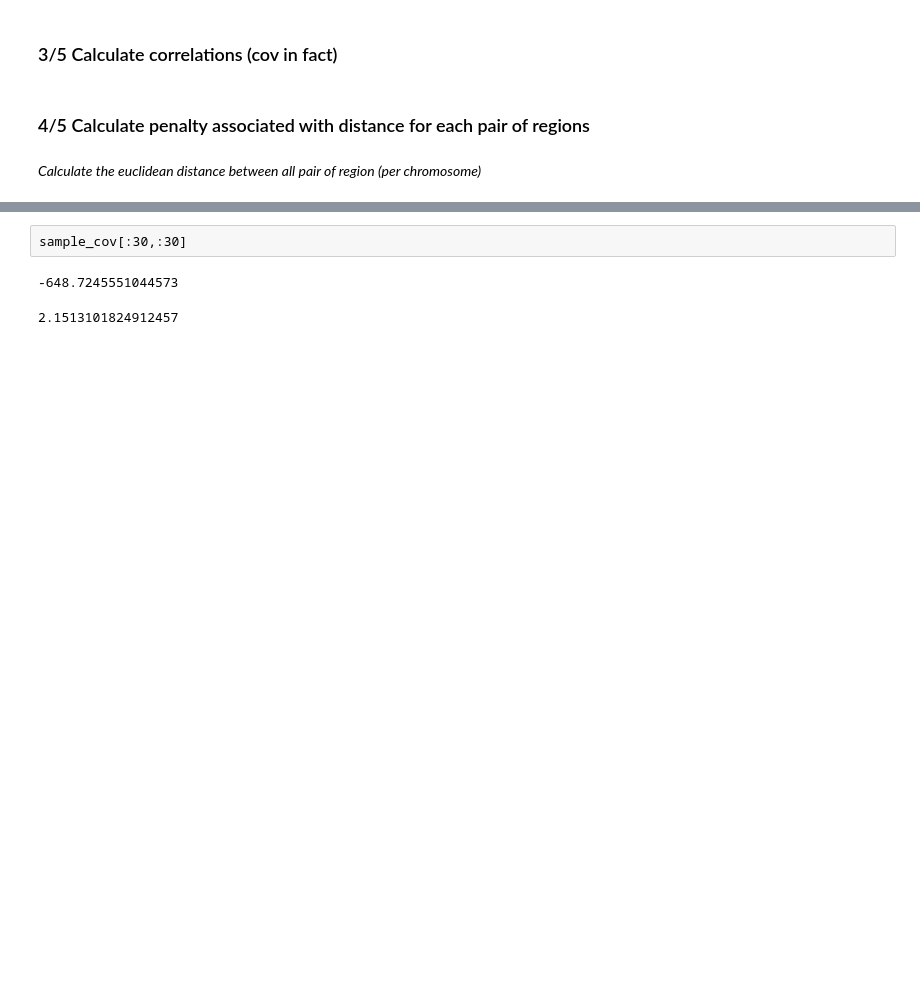
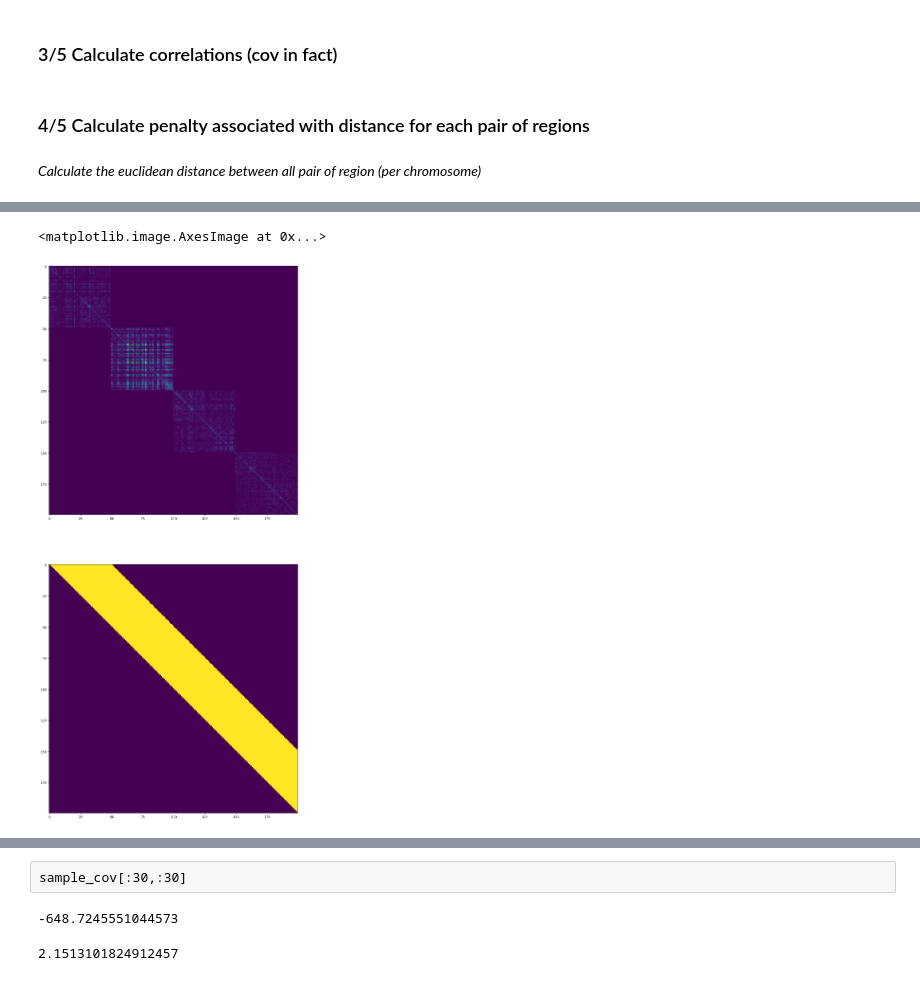
Before and after one commit to r-trimbour/ATACNet, a Jupyter notebook: quic_graphlasso/quic_graphlasso/test_our_version.ipynb, the cells around one changed output, grey strips where cells are left out. Cells and saved outputs as stored; diff of their text form; code cells hidden in the pictures; blank space fills up the shorter version.

```diff
--- a/quic_graphlasso/quic_graphlasso/test_our_version.ipynb
+++ b/quic_graphlasso/quic_graphlasso/test_our_version.ipynb
@@ -471,0 +1008,7 @@ extract_sliding_submatrix
+# %%
+fig, ax = plt.subplots(2, figsize=(30,30))
+ax[0].imshow(np.abs(final_score.toarray()[:200, :200]))
+ax[1].imshow(np.abs(global_sparse(X_atac, potential_connections_X_atac).toarray()[:200, :200]))
+# %% [output]
+<matplotlib.image.AxesImage at 0x...>
+[figure, added]
```
Also changed, not shown: parts of 41 cells of this notebook.
